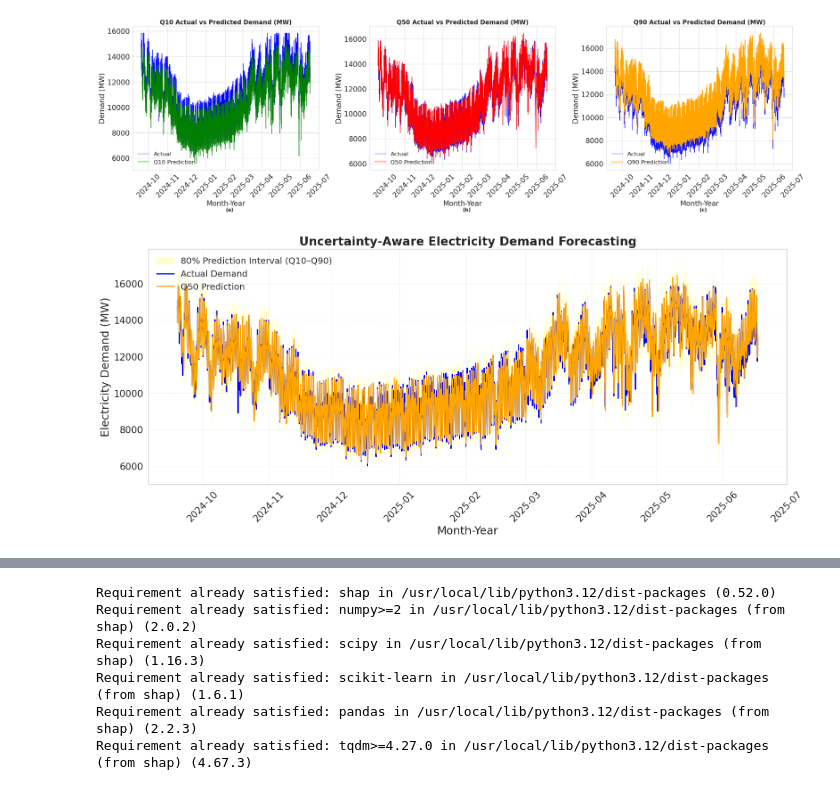
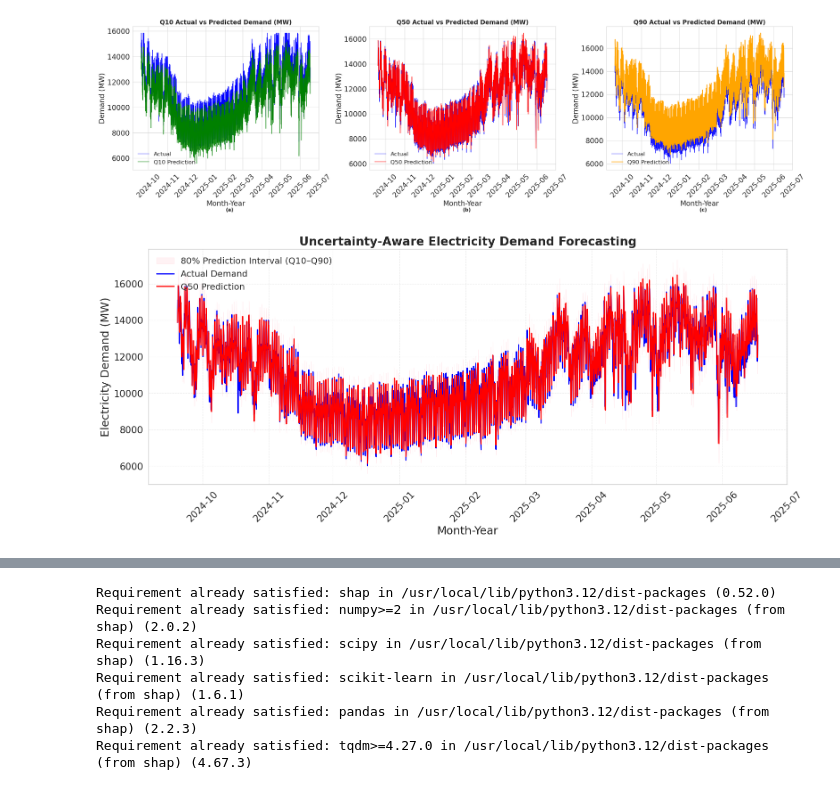
Before and after one commit to Joydas2003/Electrical-Load-Forcasting-Ml, a Jupyter notebook: Machine Learning Based short term Electrical Load Forcasting.ipynb, the cells around one changed output, grey strips where cells are left out. Cells and saved outputs as stored; diff of their text form; code cells hidden in the pictures.

```diff
--- a/Machine Learning Based short term Electrical Load Forcasting.ipynb
+++ b/Machine Learning Based short term Electrical Load Forcasting.ipynb
@@ -2124,7 +2124,7 @@ ax.plot(
     q50,
     linewidth=1.8,
     label="Q50 Prediction",
-    color="orange"
+    color="red"
 )
 
 # Labels
@@ -2160,34 +2160,34 @@ plt.xticks(rotation=45)
 ax.grid(
     True,
     linestyle="--",
     alpha=0.3
 )
 # Legend
 ax.legend(
     fontsize=14,
     loc="upper left",
     frameon=False
 )
 
 plt.tight_layout()
 # Save high-quality figure
 
 plt.savefig(
     "Figure_3_Uncertainty_Aware_Forecasting.png",
     dpi=800,
     bbox_inches="tight"
 )
 
 plt.savefig(
     "Figure_3_Uncertainty_Aware_Forecasting.pdf",
     bbox_inches="tight"
 )
 
 plt.show()
 
 plt.close()
 # %% [output]
-[figure, old version]
+[figure, new version]
 # %%
 fig, axes = plt.subplots(1, 3, figsize=(26, 8))
 
```
Also changed, not shown: parts of 1 cell of this notebook.
